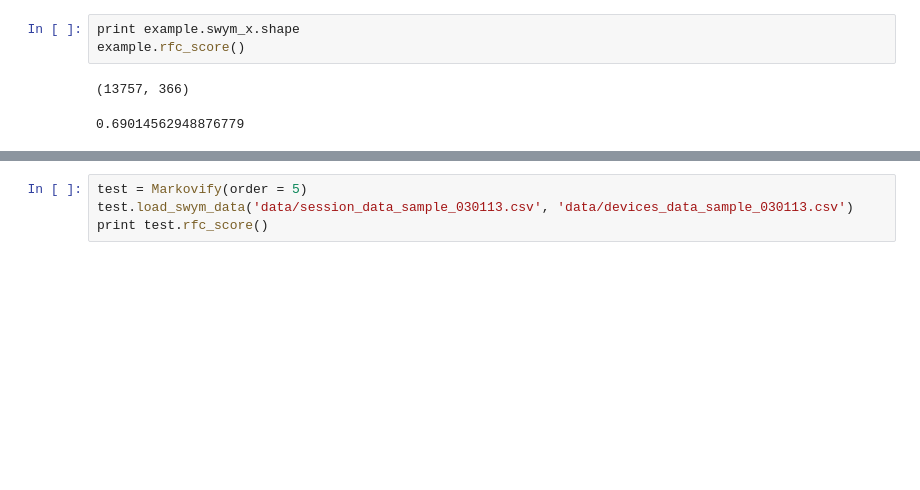
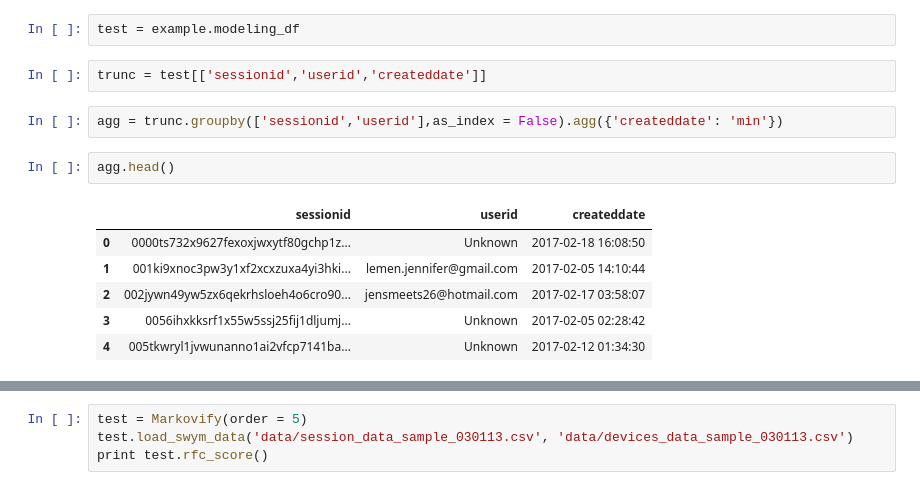
Before and after one commit to jchang26/Swym-Corp, a Jupyter notebook: Markovify-Test.ipynb, the cells around one changed output, grey strips where cells are left out. Drawn from its saved outputs; the diff is of its cells as text; blank space fills up the shorter version.

```diff
--- a/Markovify-Test.ipynb
+++ b/Markovify-Test.ipynb
@@ -3,6 +56,15 @@
-# %%
-print example.swym_x.shape
-example.rfc_score()
-# %% [output]
-(13757, 366)
-0.69014562948876779
+# %%
+test = example.modeling_df
+# %%
+trunc = test[['sessionid','userid','createddate']]
+# %%
+agg = trunc.groupby(['sessionid','userid'],as_index = False).agg({'createddate': 'min'})
+# %%
+agg.head()
+# %% [output]
+|  | sessionid | userid | createddate |
+| 0 | 0000ts732x9627fexoxjwxytf80gchp1z... | Unknown | 2017-02-18 16:08:50 |
+| 1 | 001ki9xnoc3pw3y1xf2xcxzuxa4yi3hki... | lemen.jennifer@gmail.com | 2017-02-05 14:10:44 |
+| 2 | 002jywn49yw5zx6qekrhsloeh4o6cro90... | jensmeets26@hotmail.com | 2017-02-17 03:58:07 |
+| 3 | 0056ihxkksrf1x55w5ssj25fij1dljumj... | Unknown | 2017-02-05 02:28:42 |
+| 4 | 005tkwryl1jvwunanno1ai2vfcp7141ba... | Unknown | 2017-02-12 01:34:30 |
```
Also changed, not shown: parts of 7 cells of this notebook, 2 other files.
